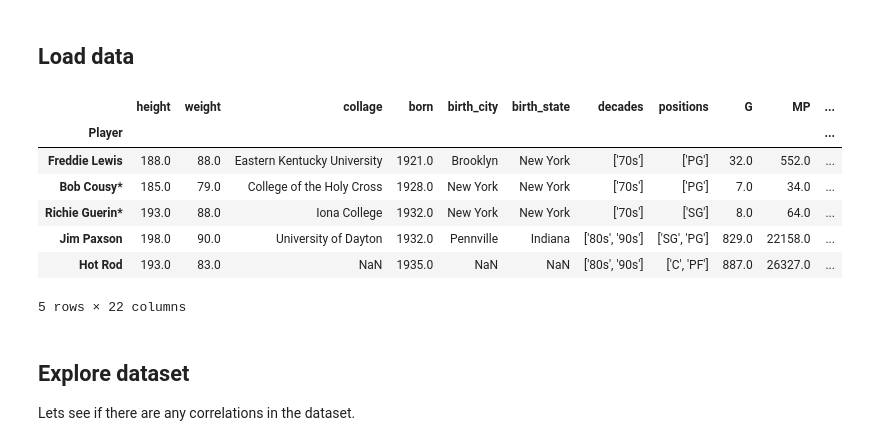
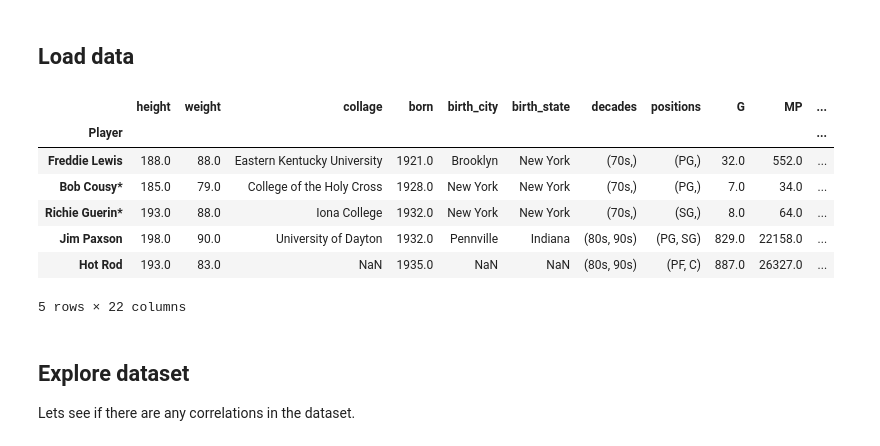
Before and after one commit to tmacdwh1986/kaggle-nba-player-stats, a Jupyter notebook: notebooks/2.0-PH-team-selection.ipynb, the cells around one changed output. Drawn from its saved outputs; the diff is of its cells as text; code cells hidden in the pictures.

Commit message:
Flatten players data frame.

```diff
--- a/notebooks/2.0-PH-team-selection.ipynb
+++ b/notebooks/2.0-PH-team-selection.ipynb
@@ -14,15 +14,17 @@ import numpy as np
 ## Load data
 # %%
 players_df = pd.read_csv('../data/interim/player_data_cleaned.csv', header=0, index_col=0, sep=',')
+players_df['decades'] = players_df['decades'].apply(lambda x: tuple(x.split('|')))
+players_df['positions'] = players_df['positions'].apply(lambda x: tuple(x.split('|')))
 players_df.head()
 # %% [output]
 |  | height | weight | collage | born | birth_city | birth_state | decades | positions | G | MP | ... |
 | Player |  |  |  |  |  |  |  |  |  |  | ... |
-| Freddie Lewis | 188.0 | 88.0 | Eastern Kentucky University | 1921.0 | Brooklyn | New York | ['70s'] | ['PG'] | 32.0 | 552.0 | ... |
-| Bob Cousy* | 185.0 | 79.0 | College of the Holy Cross | 1928.0 | New York | New York | ['70s'] | ['PG'] | 7.0 | 34.0 | ... |
-| Richie Guerin* | 193.0 | 88.0 | Iona College | 1932.0 | New York | New York | ['70s'] | ['SG'] | 8.0 | 64.0 | ... |
-| Jim Paxson | 198.0 | 90.0 | University of Dayton | 1932.0 | Pennville | Indiana | ['80s', '90s'] | ['SG', 'PG'] | 829.0 | 22158.0 | ... |
-| Hot Rod | 193.0 | 83.0 | NaN | 1935.0 | NaN | NaN | ['80s', '90s'] | ['C', 'PF'] | 887.0 | 26327.0 | ... |
+| Freddie Lewis | 188.0 | 88.0 | Eastern Kentucky University | 1921.0 | Brooklyn | New York | (70s,) | (PG,) | 32.0 | 552.0 | ... |
+| Bob Cousy* | 185.0 | 79.0 | College of the Holy Cross | 1928.0 | New York | New York | (70s,) | (PG,) | 7.0 | 34.0 | ... |
+| Richie Guerin* | 193.0 | 88.0 | Iona College | 1932.0 | New York | New York | (70s,) | (SG,) | 8.0 | 64.0 | ... |
+| Jim Paxson | 198.0 | 90.0 | University of Dayton | 1932.0 | Pennville | Indiana | (80s, 90s) | (PG, SG) | 829.0 | 22158.0 | ... |
+| Hot Rod | 193.0 | 83.0 | NaN | 1935.0 | NaN | NaN | (80s, 90s) | (PF, C) | 887.0 | 26327.0 | ... |
 5 rows × 22 columns
 # %% [markdown]
 ## Explore dataset
```
Also changed, not shown: parts of 5 cells of this notebook.
